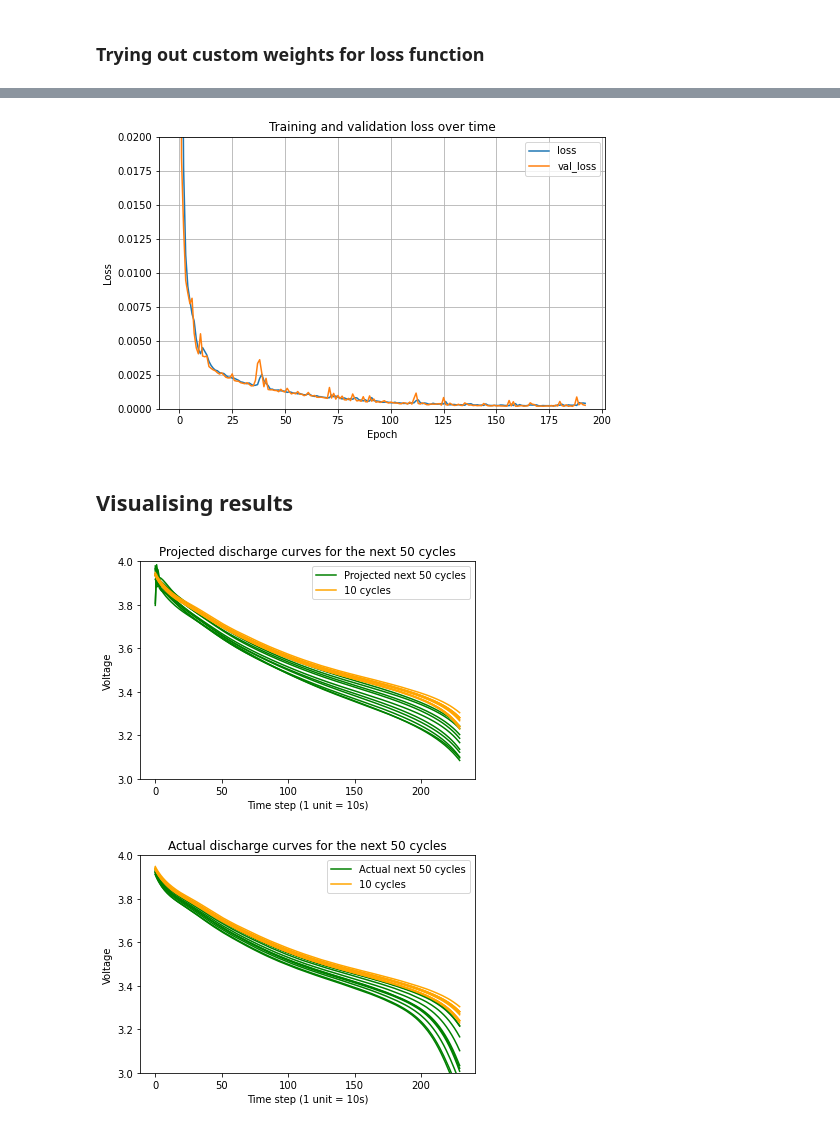
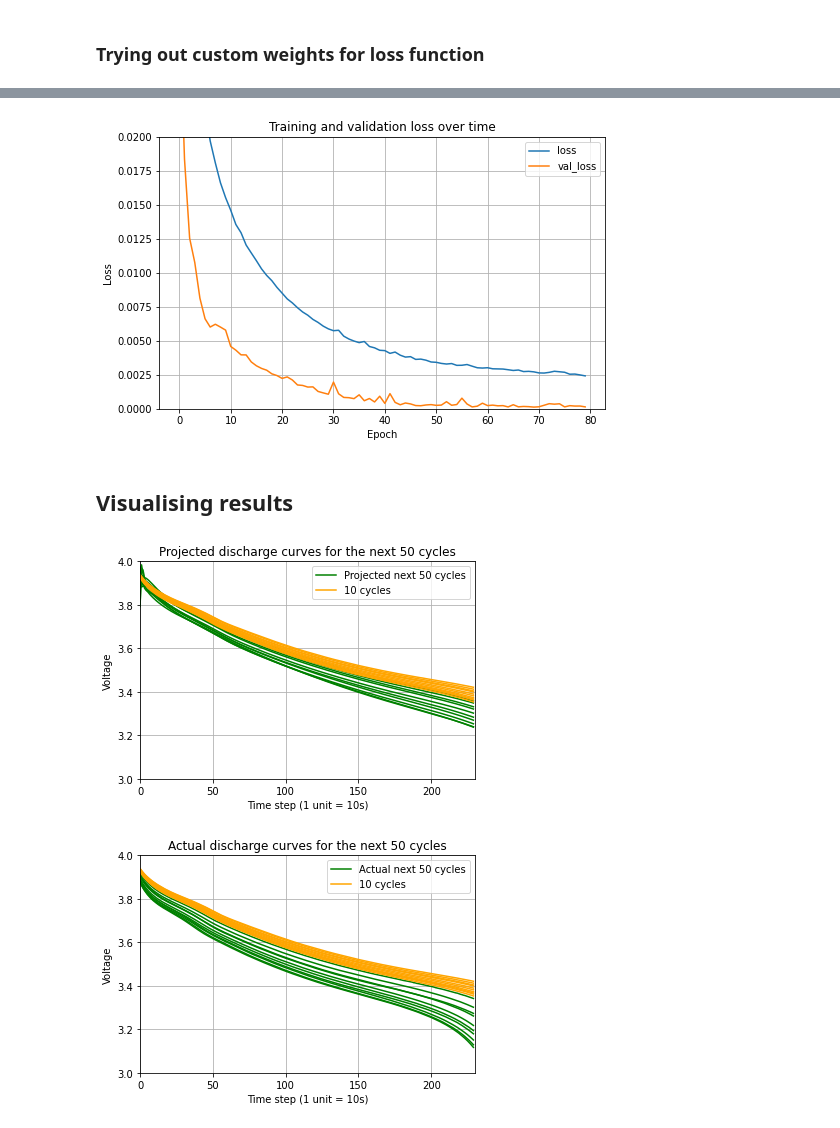
Before and after one commit to natskiu/Nasa-Battery, a Jupyter notebook: predict_cycles.ipynb, the cells around one changed output, grey strips where cells are left out. Saved outputs shown, nothing was run; the diff lists cells and outputs as text; code cells hidden in the pictures.

```diff
--- a/predict_cycles.ipynb
+++ b/predict_cycles.ipynb
@@ -151,13 +173,15 @@ history = weights_1_model.fit(X_train_swapped, Y_train_swapped, epochs=1000, val
 # %%
 ##Plotting training history
+def plot_training_history(history):
+    pd.DataFrame(history.history).plot(figsize=(8,5))
+    plt.grid(True)
+    plt.gca().set_ylim(0,0.02)
+    plt.title('Training and validation loss over time')
+    plt.xlabel('Epoch')
+    plt.ylabel('Loss')
+    plt.show()
 
-pd.DataFrame(history.history).plot(figsize=(8,5))
-plt.grid(True)
-plt.gca().set_ylim(0,0.02)
-plt.title('Training and validation loss over time')
-plt.xlabel('Epoch')
-plt.ylabel('Loss')
-plt.show()
+plot_training_history(history)
 # %% [output]
-[figure, old version]
+[figure, new version]
 # %%
@@ -184,6 +208,7 @@ def plot_projections(X_data, Y_data, starting_cycle=0, step=20, is_actual=False,
         text = 'Projected'
     plt.figure
     plt.title(text + ' discharge curves for the next 50 cycles')
+    plt.xlim(left=0, right=dimensionality)
     plt.ylim(bottom=3, top=4)
     plt.xlabel('Time step (1 unit = 10s)')
     plt.ylabel('Voltage')
@@ -194,19 +219,19 @@ def plot_projections(X_data, Y_data, starting_cycle=0, step=20, is_actual=False,
     for i in range(window_size):
         voltages = inverse_min_max_scaling(X_data[starting_cycle, i, :])
         plt.plot(x, voltages, color = 'orange', label='10 cycles')
-
+    plt.grid()
     handles, labels = plt.gca().get_legend_handles_labels()
     by_label = dict(zip(labels, handles))
     plt.legend(by_label.values(), by_label.keys())
     plt.show()
 # %%
-plot_projections(X_5, Y_5_preds, starting_cycle=100, step=5, dimensionality=dimensionality)
+plot_projections(X_6, Y_6_preds, starting_cycle=50, step=5, dimensionality=dimensionality)
 # %% [output]
-[figure, old version]
+[figure, new version]
 # %%
-plot_projections(X_5, Y_5, starting_cycle=100, step=5, is_actual=True, dimensionality=dimensionality)
+plot_projections(X_6, Y_6, starting_cycle=50, step=5, is_actual=True, dimensionality=dimensionality)
 # %% [output]
-[figure, old version]
+[figure, new version]
 # %%
 def create_comparison_plot(dimensionality=dimensionality, starting_cycle=0, cycle_number=0, battery_number=0):
     x = np.arange(start=0, stop=dimensionality, step=1)
```
Also changed, not shown: parts of 11 cells of this notebook.
